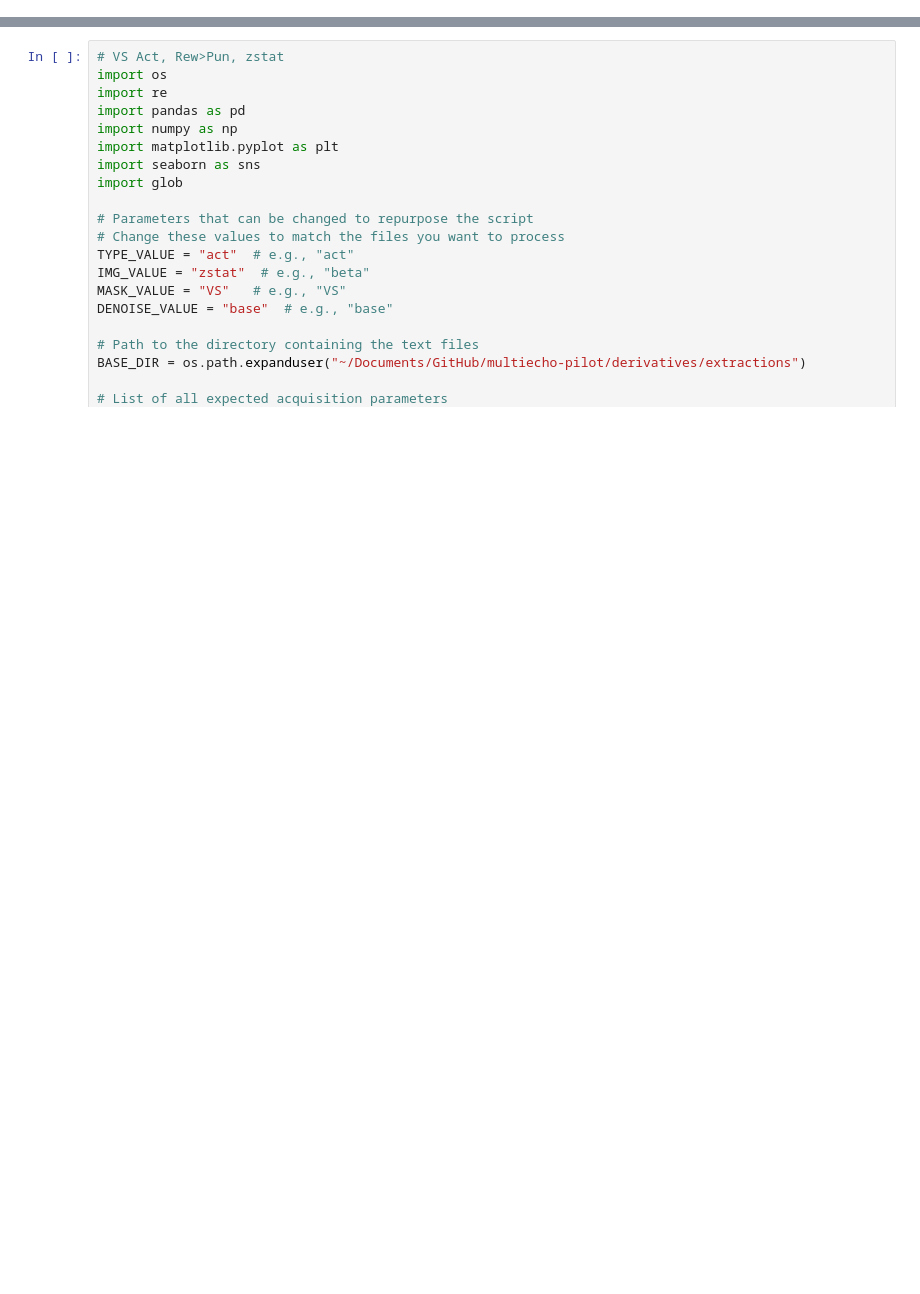
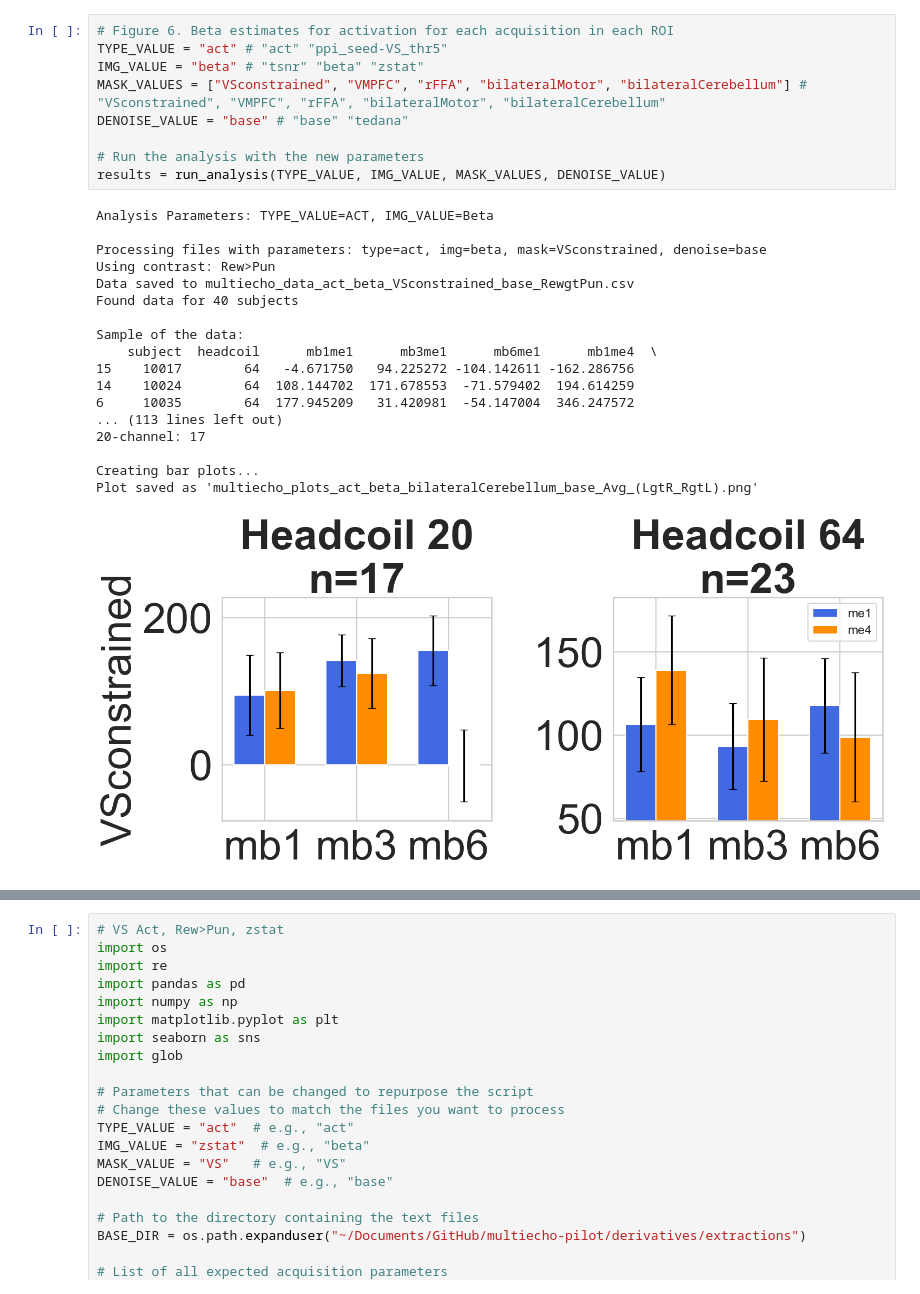
Before and after one commit to DVS-Lab/multiecho-pilot, a Jupyter notebook: code/plot_figures.ipynb, the cells around one changed output, grey strips where cells are left out. Drawn from its saved outputs; the diff is of its cells as text; blank space fills up the shorter version.

```diff
--- a/code/plot_figures.ipynb
+++ b/code/plot_figures.ipynb
@@ -0,0 +350,28 @@
+# %%
+# Figure 6. Beta estimates for activation for each acquisition in each ROI
+TYPE_VALUE = "act" # "act" "ppi_seed-VS_thr5"
+IMG_VALUE = "beta" # "tsnr" "beta" "zstat"
+MASK_VALUES = ["VSconstrained", "VMPFC", "rFFA", "bilateralMotor", "bilateralCerebellum"] # "VSconstrained", "VMPFC", "rFFA", "bilateralMotor", "bilateralCerebellum"
+DENOISE_VALUE = "base" # "base" "tedana"
+
+# Run the analysis with the new parameters
+results = run_analysis(TYPE_VALUE, IMG_VALUE, MASK_VALUES, DENOISE_VALUE)
+# %% [output]
+Analysis Parameters: TYPE_VALUE=ACT, IMG_VALUE=Beta
+
+Processing files with parameters: type=act, img=beta, mask=VSconstrained, denoise=base
+Using contrast: Rew>Pun
+Data saved to multiecho_data_act_beta_VSconstrained_base_RewgtPun.csv
+Found data for 40 subjects
+
+Sample of the data:
+    subject  headcoil      mb1me1      mb3me1      mb6me1      mb1me4  \
+15    10017        64   -4.671750   94.225272 -104.142611 -162.286756
+14    10024        64  108.144702  171.678553  -71.579402  194.614259
+6     10035        64  177.945209   31.420981  -54.147004  346.247572
+... (113 lines left out)
+20-channel: 17
+
+Creating bar plots...
+Plot saved as 'multiecho_plots_act_beta_bilateralCerebellum_base_Avg_(LgtR_RgtL).png'
+[figure, added]
```
Also changed, not shown: parts of 15 cells of this notebook, 24 other files.
